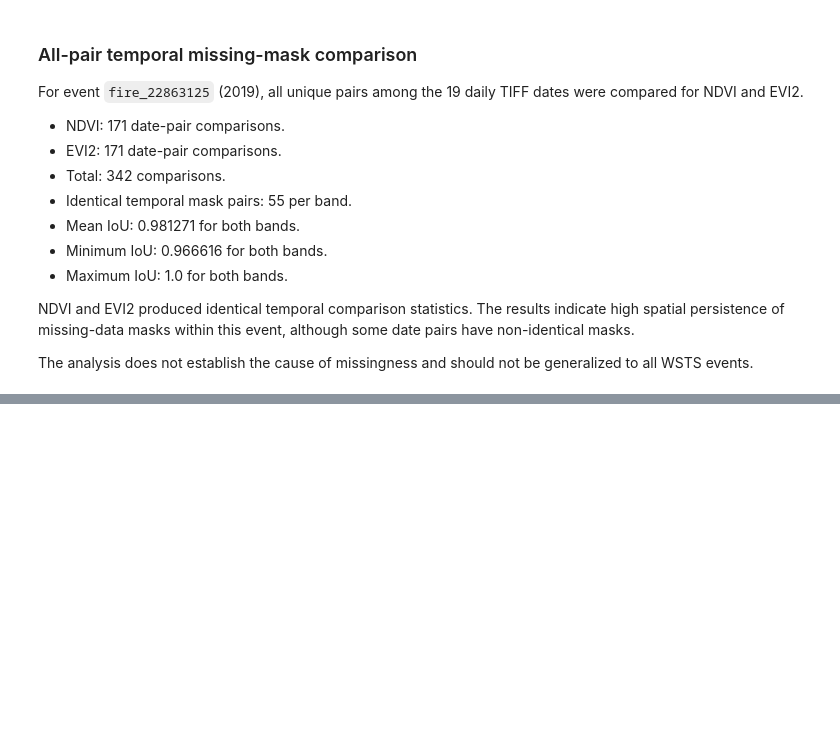
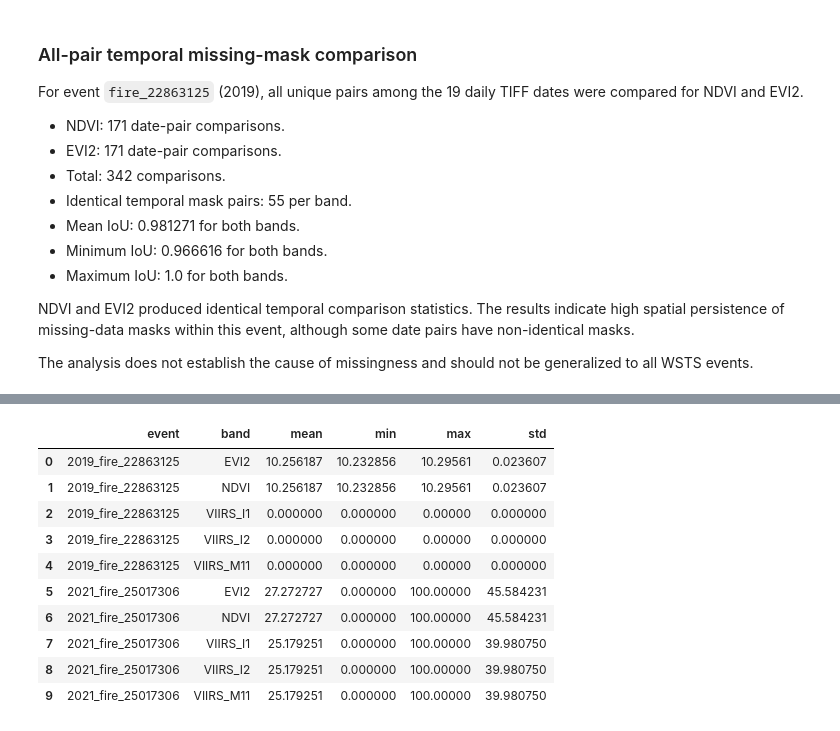
Before and after one commit to TheCodeCipher/fireguard, a Jupyter notebook: notebooks/wsts_eda.ipynb, the cells around one changed output, grey strips where cells are left out. Saved outputs shown, nothing was run; the diff lists cells and outputs as text; code cells hidden in the pictures; blank space fills up the shorter version.

Commit message:
Add WSTS spatial raster audit and EDA updates

```diff
--- a/notebooks/wsts_eda.ipynb
+++ b/notebooks/wsts_eda.ipynb
@@ -564,0 +777,5 @@ ModuleNotFoundError: No module named 'src'
+# %%
+for i in range(len(dataset)):
+    sample = dataset[i]
+    print(i, sample[0].shape, sample[1].shape,
+          int((sample[1] > 0).sum()))
@@ -4070,3 +4707,32 @@ within this event, although some date pairs have non-identical masks.
 
 The analysis does not establish the cause of missingness and should
 not be generalized to all WSTS events.
+# %%
+from pathlib import Path
+import rasterio
+import numpy as np
+import pandas as pd
+
+DATA_ROOT = Path(r"G:\My Drive\FireGuard\data\extracted")
+
+events = {
+    "2019_fire_22863125": DATA_ROOT / "2019" / "fire_22863125",
+    "2021_fire_25017306": DATA_ROOT / "2021" / "fire_25017306"
+}
+
+bands = {
+    0: "VIIRS_M11",
+    1: "VIIRS_I2",
+    2: "VIIRS_I1",
+    3: "NDVI",
+    4: "EVI2"
+}
+
+for event_name, event_dir in events.items():
+    files = sorted(event_dir.glob("*.tif"))
+
+    print(
+        event_name,
+        "| TIFF files:", len(files),
+        "| Directory exists:", event_dir.exists()
+    )
@@ -4072,0 +4788,22 @@ not be generalized to all WSTS events.
+# %%
+event_summary = (
+    cross_event_missingness
+    .groupby(["event", "band"])
+    ["missing_percentage"]
+    .agg(["mean", "min", "max", "std"])
+    .reset_index()
+)
+
+display(event_summary)
+# %% [output]
+|  | event | band | mean | min | max | std |
+| 0 | 2019_fire_22863125 | EVI2 | 10.256187 | 10.232856 | 10.29561 | 0.023607 |
+| 1 | 2019_fire_22863125 | NDVI | 10.256187 | 10.232856 | 10.29561 | 0.023607 |
+| 2 | 2019_fire_22863125 | VIIRS_I1 | 0.000000 | 0.000000 | 0.00000 | 0.000000 |
+| 3 | 2019_fire_22863125 | VIIRS_I2 | 0.000000 | 0.000000 | 0.00000 | 0.000000 |
+| 4 | 2019_fire_22863125 | VIIRS_M11 | 0.000000 | 0.000000 | 0.00000 | 0.000000 |
+| 5 | 2021_fire_25017306 | EVI2 | 27.272727 | 0.000000 | 100.00000 | 45.584231 |
+| 6 | 2021_fire_25017306 | NDVI | 27.272727 | 0.000000 | 100.00000 | 45.584231 |
+| 7 | 2021_fire_25017306 | VIIRS_I1 | 25.179251 | 0.000000 | 100.00000 | 39.980750 |
+| 8 | 2021_fire_25017306 | VIIRS_I2 | 25.179251 | 0.000000 | 100.00000 | 39.980750 |
+| 9 | 2021_fire_25017306 | VIIRS_M11 | 25.179251 | 0.000000 | 100.00000 | 39.980750 |
```
Also changed, not shown: parts of 39 cells of this notebook, 4 other files.
